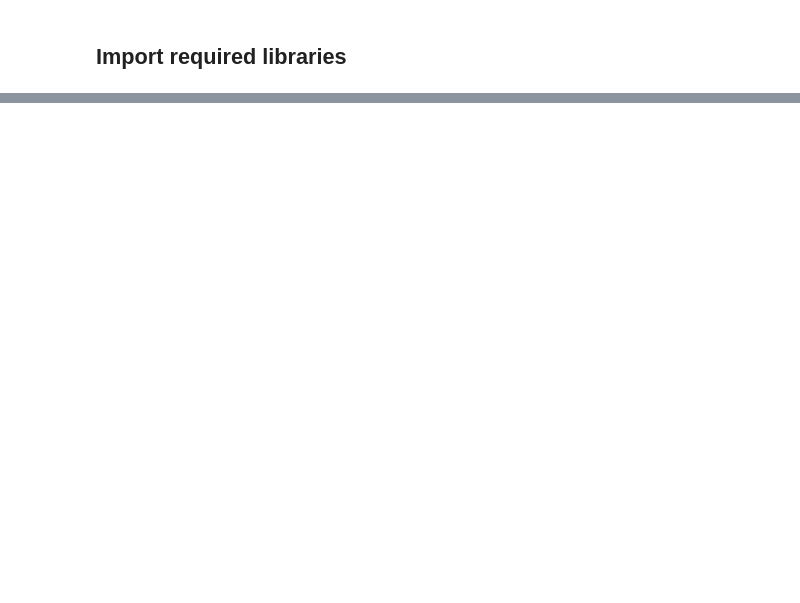
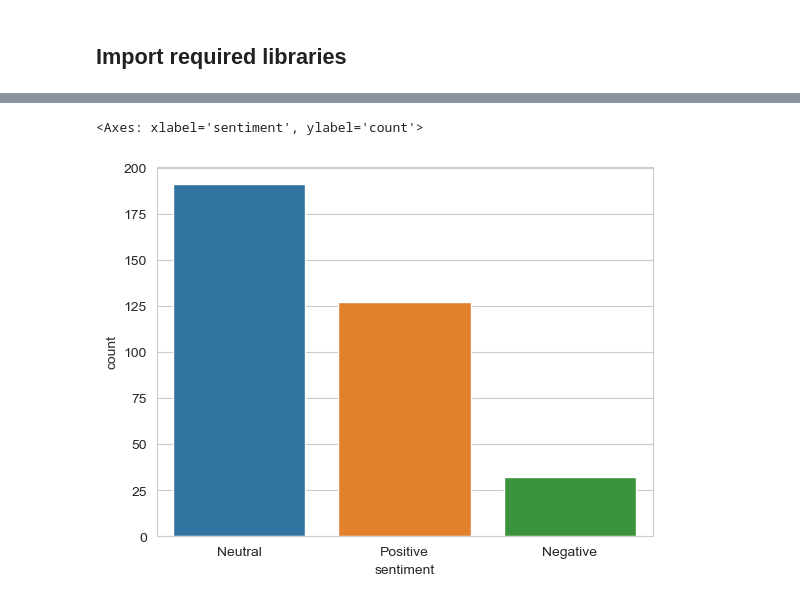
Before and after one commit to cevheri/ai-ml-train, a Jupyter notebook: Day 07/Twitter.ipynb, the cells around one changed output, grey strips where cells are left out. Saved outputs shown, nothing was run; the diff lists cells and outputs as text; code cells hidden in the pictures; blank space fills up the shorter version.

```diff
--- a/Day 07/Twitter.ipynb
+++ b/Day 07/Twitter.ipynb
@@ -29,0 +116,5 @@ from twython import Twython
+# %%
+sns.countplot(x= df['sentiment'])
+# %% [output]
+<Axes: xlabel='sentiment', ylabel='count'>
+[figure, added]
```
Also changed, not shown: parts of 16 cells of this notebook.
